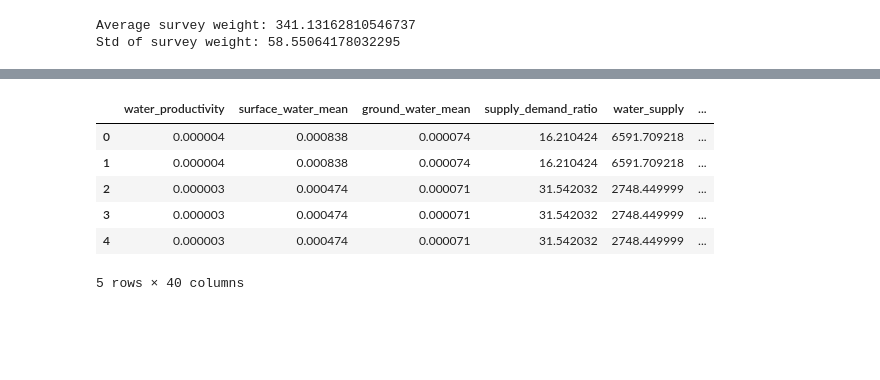
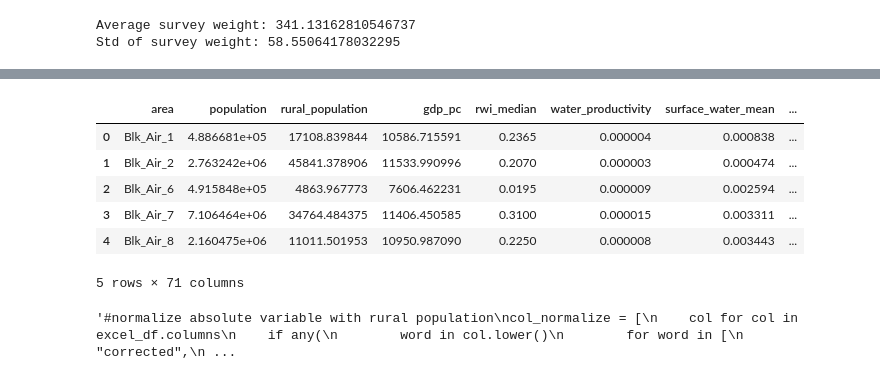
Before and after one commit to Deltares-research/egypt-survey-ml, a Jupyter notebook: notebooks/correlate-appended-survey-data_region.ipynb, the cells around one changed output, grey strips where cells are left out. Cells and saved outputs as stored; diff of their text form; code cells hidden in the pictures; blank space fills up the shorter version.

```diff
--- a/notebooks/correlate-appended-survey-data_region.ipynb
+++ b/notebooks/correlate-appended-survey-data_region.ipynb
@@ -223,17 +193,60 @@ result_production.head()
-# %%
-excel_df = excel_df.merge(
-    result_production,
-    left_on="command_area_name",
-    right_on="area_map_name",
-    how="left"
-)
-
-excel_df.head()
-# %% [output]
-|  | water_productivity | surface_water_mean | ground_water_mean | supply_demand_ratio | water_supply | ... |
-| 0 | 0.000004 | 0.000838 | 0.000074 | 16.210424 | 6591.709218 | ... |
-| 1 | 0.000004 | 0.000838 | 0.000074 | 16.210424 | 6591.709218 | ... |
-| 2 | 0.000003 | 0.000474 | 0.000071 | 31.542032 | 2748.449999 | ... |
-| 3 | 0.000003 | 0.000474 | 0.000071 | 31.542032 | 2748.449999 | ... |
-| 4 | 0.000003 | 0.000474 | 0.000071 | 31.542032 | 2748.449999 | ... |
-5 rows × 40 columns
+# %%
+REPO_ROOT = Path.cwd().parent
+
+CROSSWALK_CSV = REPO_ROOT / "ERF_Data/Data" / "crosswalk" / "command_area_governorate_crosswalk.csv"
+crosswalk_df = pd.read_csv(CROSSWALK_CSV)
+crosswalk_df.head()
+
+
+excel_df["_id"] = excel_df["area"].str.extract(r"(\d+)$")[0].astype("Int64")
+
+''''excel_df = excel_df.merge(
+    crosswalk_df[
+        ["command_area_objectid", "command_area_name"]
+    ].drop_duplicates(subset="command_area_objectid"),
+    left_on="_id",
+    right_on="command_area_objectid",
+    how="left"
+).drop(columns=["_id", "command_area_objectid"])
+
+excel_df = excel_df.merge(
+    result_production,
+    left_on="command_area_name",
+    right_on="area_map_name",
+    how="left"
+)
+'''
+excel_df.head()
+# %% [output]
+|  | area | population | rural_population | gdp_pc | rwi_median | water_productivity | surface_water_mean | ... |
+| 0 | Blk_Air_1 | 4.886681e+05 | 17108.839844 | 10586.715591 | 0.2365 | 0.000004 | 0.000838 | ... |
+| 1 | Blk_Air_2 | 2.763242e+06 | 45841.378906 | 11533.990996 | 0.2070 | 0.000003 | 0.000474 | ... |
+| 2 | Blk_Air_6 | 4.915848e+05 | 4863.967773 | 7606.462231 | 0.0195 | 0.000009 | 0.002594 | ... |
+| 3 | Blk_Air_7 | 7.106464e+06 | 34764.484375 | 11406.450585 | 0.3100 | 0.000015 | 0.003311 | ... |
+| 4 | Blk_Air_8 | 2.160475e+06 | 11011.501953 | 10950.987090 | 0.2250 | 0.000008 | 0.003443 | ... |
+5 rows × 71 columns
+# %%
+'''#normalize absolute variable with rural population
+col_normalize = [
+    col for col in excel_df.columns
+    if any(
+        word in col.lower()
+        for word in [
+            "corrected",
+            "hectares",
+            "arable",
+            "water_supply",
+            "water_demand",
+        ]
+    )
+    and col.lower() != "arable_km2_scaled"
+]
+
+excel_df[col_normalize] = excel_df[col_normalize].div(
+    excel_df["rural_population"],
+    axis=0
+)
+excel_df.head()
+'''
+# %% [output]
+'#normalize absolute variable with rural population\ncol_normalize = [\n    col for col in excel_df.columns\n    if any(\n        word in col.lower()\n        for word in [\n            "corrected",\n ...
```
Also changed, not shown: parts of 12 cells of this notebook, 14 other files.
